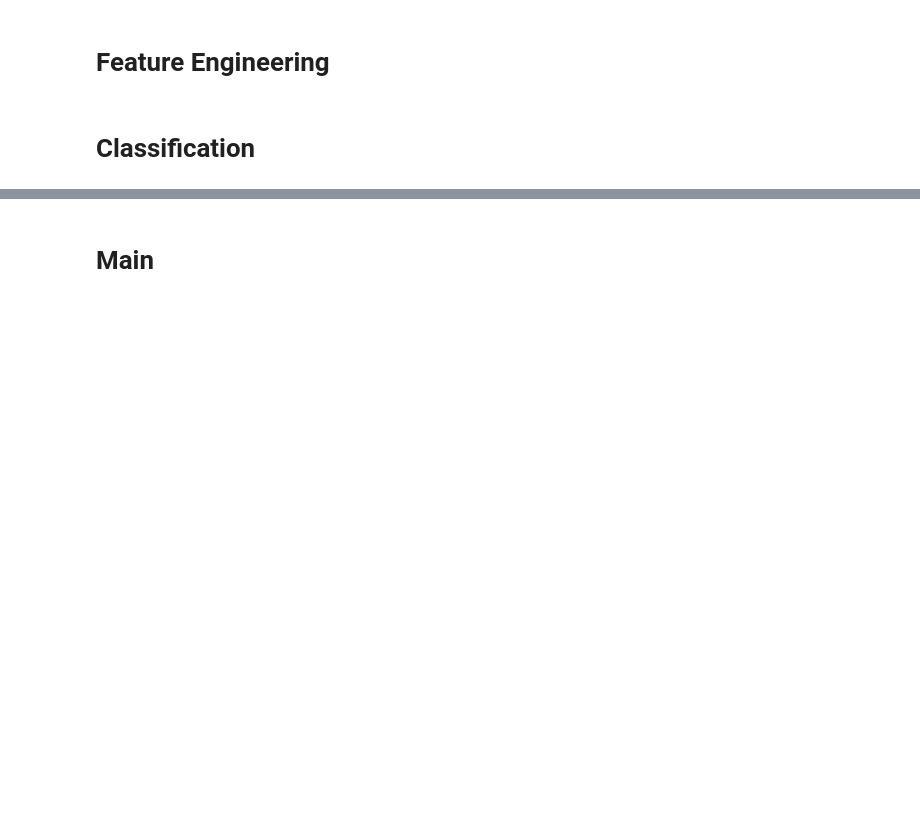
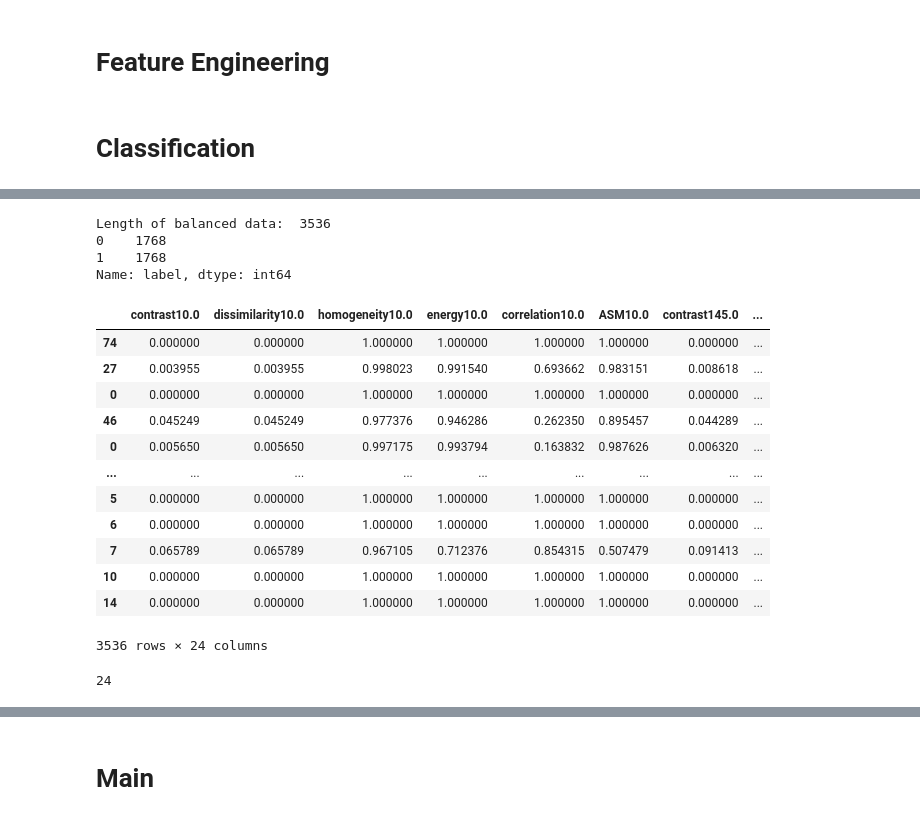
Before and after one commit to emyesme/CalcificationDetection, a Jupyter notebook: ML_structure_project.ipynb, the cells around one changed output, grey strips where cells are left out. Cells and saved outputs as stored; diff of their text form; code cells hidden in the pictures; blank space fills up the shorter version.

```diff
--- a/ML_structure_project.ipynb
+++ b/ML_structure_project.ipynb
@@ -72,11 +89,14 @@ dfs.label.value_counts().idxmax()
 # We will balance data randomly taking  the same amount of 0 and 1 label inputs. There are several options to manage unbalanced data,
 # this is just one approach, we should try different approaches.
 # https://towardsdatascience.com/comparing-different-classification-machine-learning-models-for-an-imbalanced-dataset-fdae1af3677f
-def rus(dfs):
-  df_0 = dfs.loc[dfs.label == dfs.label.value_counts().idxmax()].sample(min(dfs.label.value_counts()), random_state = 1)
-  dfs_eq = df_0.append(dfs.loc[dfs.label == dfs.label.value_counts().idxmin()])
+def rus(dfs, not_consider=0):
+  df_negative = dfs.loc[dfs.label == dfs.label.value_counts().idxmax()]
+  df_0 = df_negative.sample(min(dfs.label.value_counts())-not_consider, random_state = 1)
+  df_negative = df_negative.append(df_0).drop_duplicates(keep=False)
+  dfs_eq = df_0.append(dfs.loc[dfs.label == 1]) #dfs.label.value_counts().idxmin()
   print("Length of balanced data: ", len(dfs_eq))
-  return dfs_eq
+  print(dfs_eq['label'].value_counts())
+  return dfs_eq, df_negative
 # %%
 def plotFeatures(data):
   #plot the scatter matrix
@@ -178,0 +466,27 @@ def SVC_linear(n_values, lower_value_C, higher_value_C, base, data, labels):
+# %%
+
+#Preprocessing steps
+#Manage unbalanced data
+dataBalanced, dfNegative = rus(dfs) #Random majority undersampling
+
+labels = dataBalanced['label']
+data = dataBalanced.drop(['name', 'label'], axis=1)
+data
+# %% [output]
+Length of balanced data:  3536
+0    1768
+1    1768
+Name: label, dtype: int64
+|  | contrast10.0 | dissimilarity10.0 | homogeneity10.0 | energy10.0 | correlation10.0 | ASM10.0 | contrast145.0 | ... |
+| 74 | 0.000000 | 0.000000 | 1.000000 | 1.000000 | 1.000000 | 1.000000 | 0.000000 | ... |
+| 27 | 0.003955 | 0.003955 | 0.998023 | 0.991540 | 0.693662 | 0.983151 | 0.008618 | ... |
+| 0 | 0.000000 | 0.000000 | 1.000000 | 1.000000 | 1.000000 | 1.000000 | 0.000000 | ... |
+| 46 | 0.045249 | 0.045249 | 0.977376 | 0.946286 | 0.262350 | 0.895457 | 0.044289 | ... |
+| 0 | 0.005650 | 0.005650 | 0.997175 | 0.993794 | 0.163832 | 0.987626 | 0.006320 | ... |
+| ... | ... | ... | ... | ... | ... | ... | ... | ... |
+| 5 | 0.000000 | 0.000000 | 1.000000 | 1.000000 | 1.000000 | 1.000000 | 0.000000 | ... |
+| 6 | 0.000000 | 0.000000 | 1.000000 | 1.000000 | 1.000000 | 1.000000 | 0.000000 | ... |
+| 7 | 0.065789 | 0.065789 | 0.967105 | 0.712376 | 0.854315 | 0.507479 | 0.091413 | ... |
+| 10 | 0.000000 | 0.000000 | 1.000000 | 1.000000 | 1.000000 | 1.000000 | 0.000000 | ... |
+| 14 | 0.000000 | 0.000000 | 1.000000 | 1.000000 | 1.000000 | 1.000000 | 0.000000 | ... |
+3536 rows × 24 columns
@@ -178,0 +495,4 @@ def SVC_linear(n_values, lower_value_C, higher_value_C, base, data, labels):
+# %%
+data.shape[1]
+# %% [output]
+24
```
Also changed, not shown: parts of 29 cells of this notebook.
